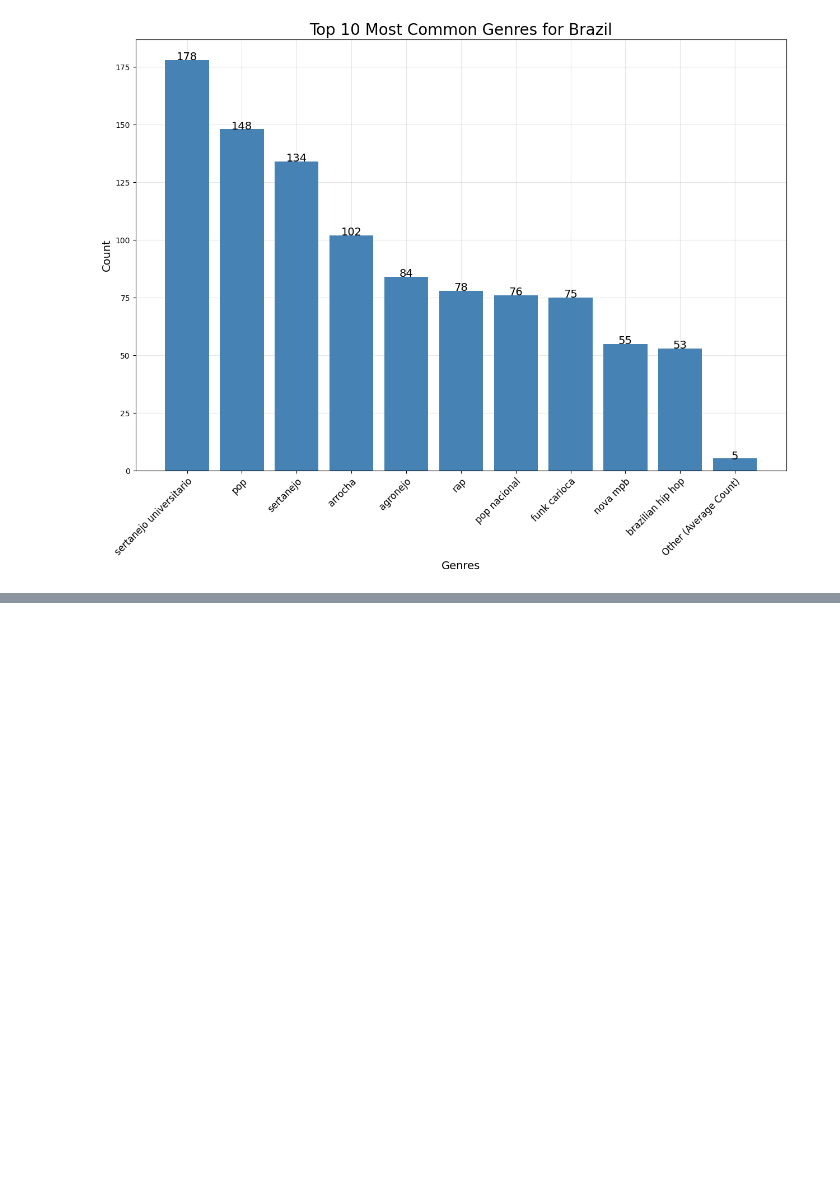
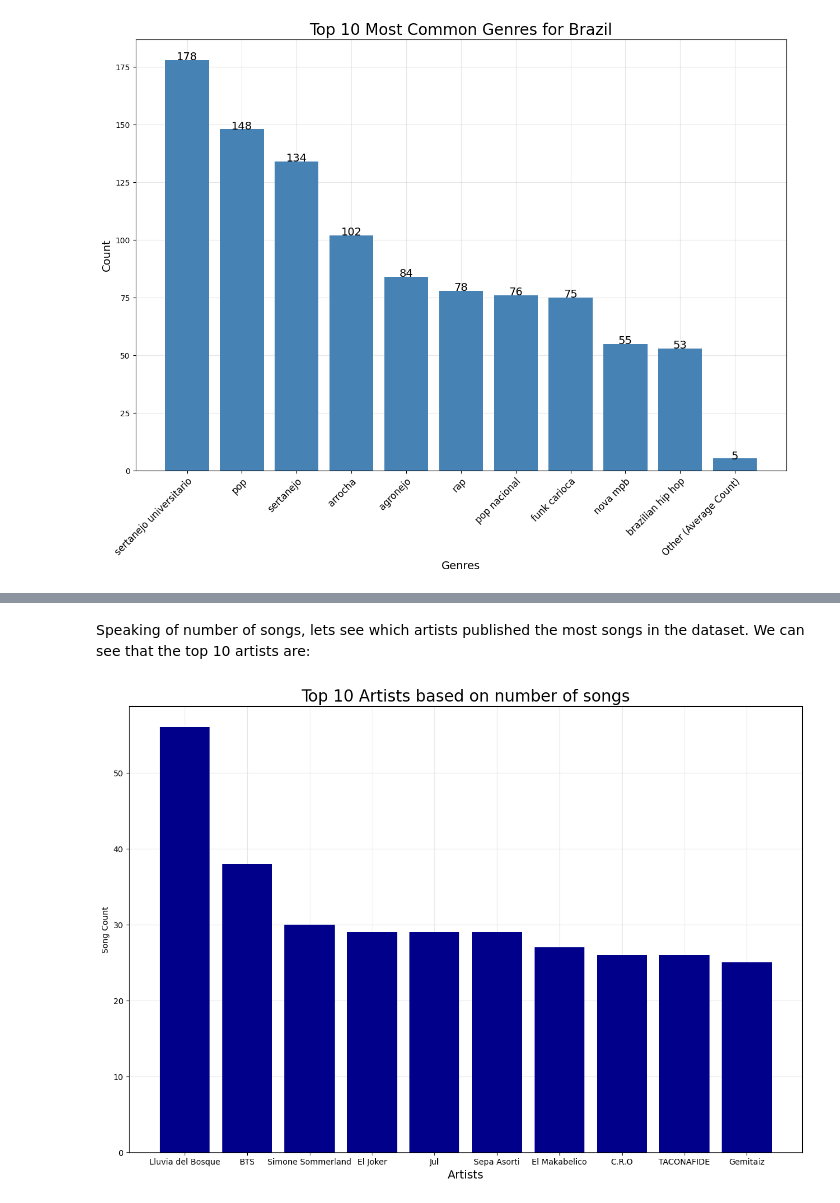
Before and after one commit to PiCake314/CSCI3022FinalProject, a Jupyter notebook: FinalProject.ipynb, the cells around one changed output, grey strips where cells are left out. Drawn from its saved outputs; the diff is of its cells as text; code cells hidden in the pictures; blank space fills up the shorter version.

```diff
--- a/FinalProject.ipynb
+++ b/FinalProject.ipynb
@@ -928,0 +991,36 @@ for tick in ax.get_xticklabels():
+# %% [markdown]
+Speaking of number of songs, lets see which artists published the most songs in the dataset. We can see that the top 10 artists are:
+# %%
+#Initializing figure
+fig, ax = plt.subplots(figsize=(15,10))
+
+# dict to store artist name and number of songs
+artists_dict = dict()
+
+for artist in unique_artists:
+    artists_dict[artist] = len(set(dfSong_clean.loc[dfSong_clean["Artist_Name"] == artist]["Track_Name"]))
+
+
+# #Sorting dictionary by value
+artists_dict = dict(sorted(artists_dict.items(), key=lambda item: item[1], reverse=True))
+
+#Getting top k artists
+k = 10
+topA = list(artists_dict.keys())[:k]
+topN = list(artists_dict.values())[:k]
+
+#Plotting bar chart of top artist popularity
+ax.bar(topA, topN, color="darkblue")
+
+#Formatting and labeling
+ax.grid(alpha=0.3)
+ax.set_axisbelow(True)
+ax.set_title(f"Top {k} Artists based on number of songs", fontsize=20)
+ax.set_xlabel("Artists", fontsize=14)
+ax.set_ylabel("Song Count", fontsize=10)
+for tick in ax.get_xticklabels():
+    if k > 10: #Make room for labels if many bars
+        tick.set_rotation(-45)
+    tick.set_fontsize(10)
+# %% [output]
+[figure, added]
```
Also changed, not shown: parts of 11 cells of this notebook, 17 other files.
